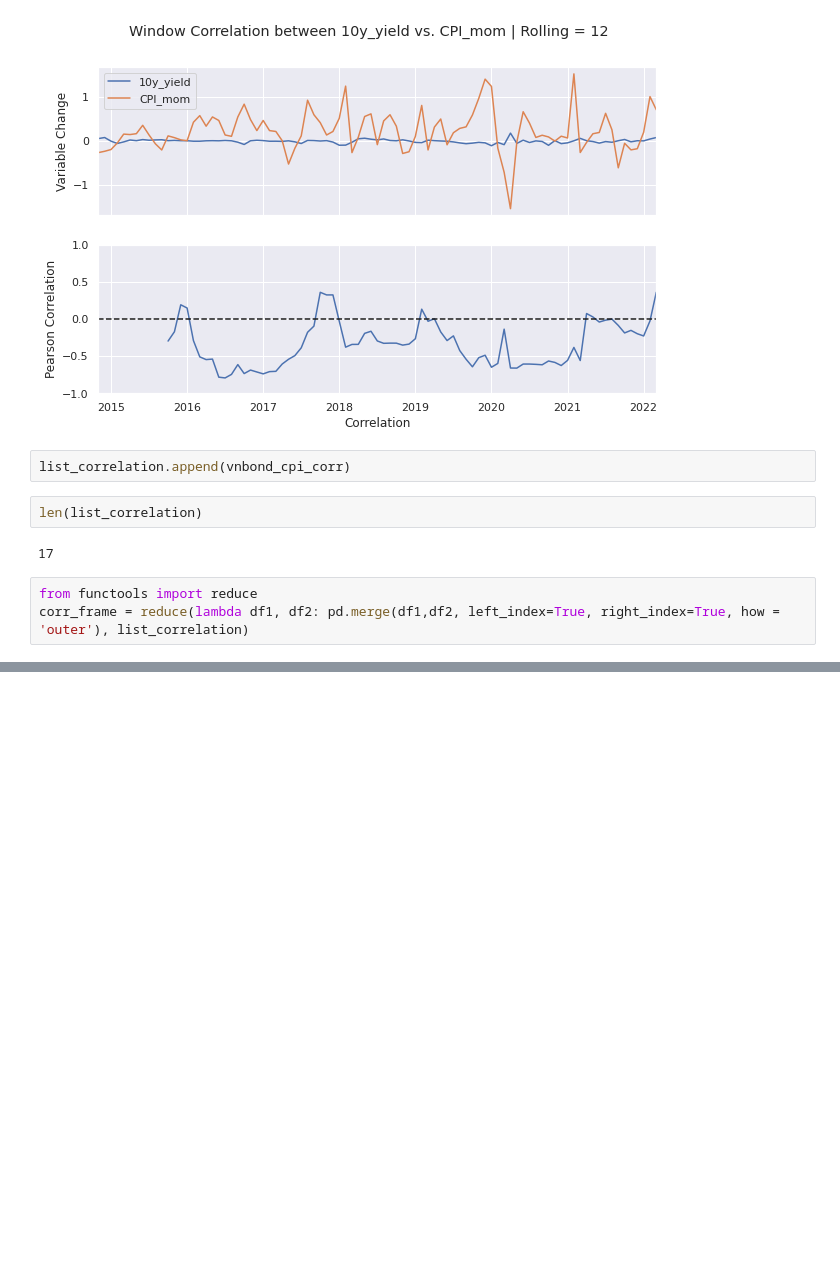
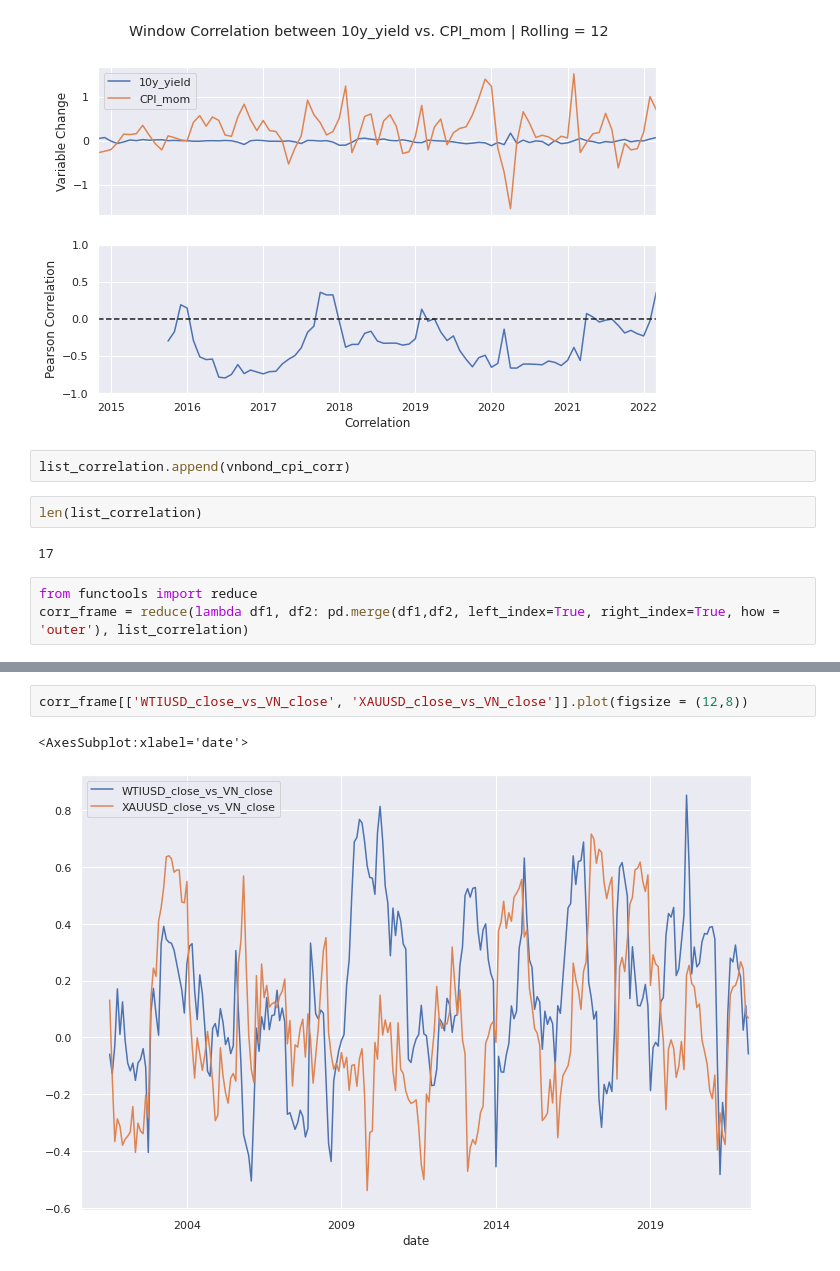
Before and after one commit to johnnyb1509/MFE_G6_CapStone, a Jupyter notebook: main_work.ipynb, the cells around one changed output, grey strips where cells are left out. Cells and saved outputs as stored; diff of their text form; blank space fills up the shorter version.

```diff
--- a/main_work.ipynb
+++ b/main_work.ipynb
@@ -269,0 +292,5 @@ box_plot_corr(corr_frame)
+# %%
+corr_frame[['WTIUSD_close_vs_VN_close', 'XAUUSD_close_vs_VN_close']].plot(figsize = (12,8))
+# %% [output]
+<AxesSubplot:xlabel='date'>
+[figure, added]
```
Also changed, not shown: parts of 15 cells of this notebook, 1 other file.
